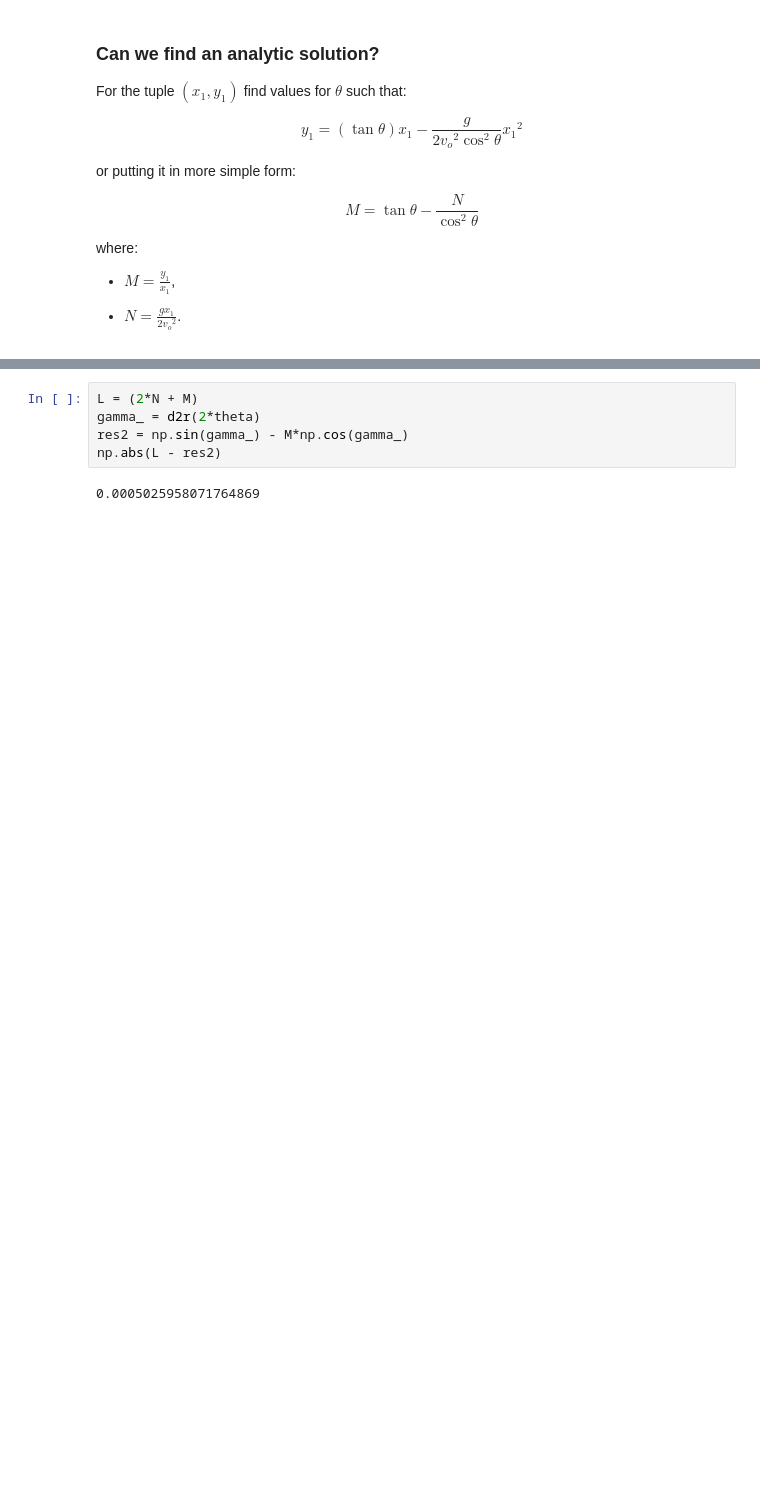
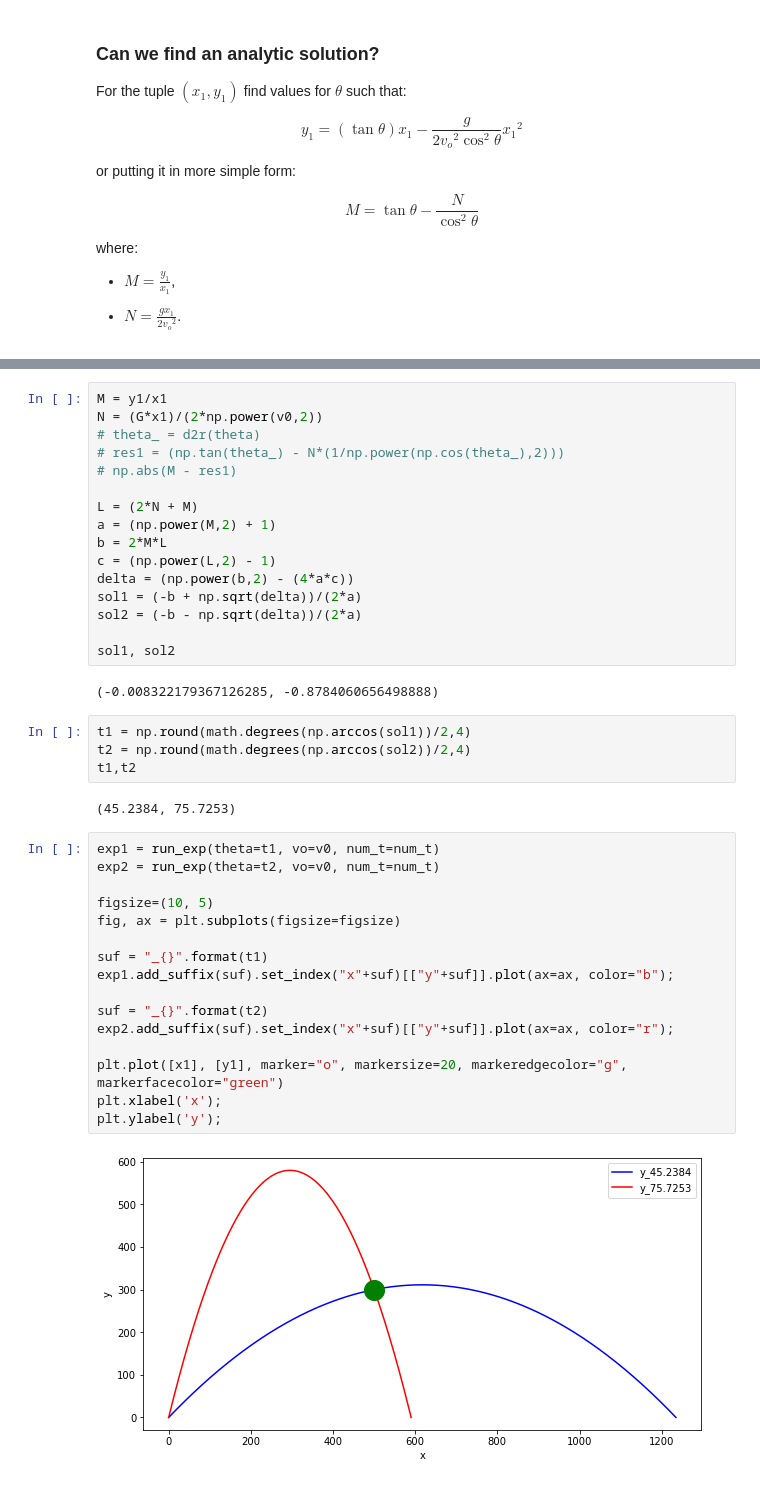
Before and after one commit to felipessalvatore/it, a Jupyter notebook: notebooks/4_ballistic_trajectories.ipynb, the cells around one changed output, grey strips where cells are left out. Saved outputs shown, nothing was run; the diff lists cells and outputs as text; blank space fills up the shorter version.

```diff
--- a/notebooks/4_ballistic_trajectories.ipynb
+++ b/notebooks/4_ballistic_trajectories.ipynb
@@ -361,7 +380,42 @@ where:
 # %%
+M = y1/x1
+N = (G*x1)/(2*np.power(v0,2))
+# theta_ = d2r(theta)
+# res1 = (np.tan(theta_) - N*(1/np.power(np.cos(theta_),2)))
+# np.abs(M - res1)
+
 L = (2*N + M)
-gamma_ = d2r(2*theta)
-res2 = np.sin(gamma_) - M*np.cos(gamma_)
-np.abs(L - res2)
+a = (np.power(M,2) + 1)
+b = 2*M*L
+c = (np.power(L,2) - 1)
+delta = (np.power(b,2) - (4*a*c))
+sol1 = (-b + np.sqrt(delta))/(2*a)
+sol2 = (-b - np.sqrt(delta))/(2*a)
+
+sol1, sol2
 # %% [output]
-0.0005025958071764869
+(-0.008322179367126285, -0.8784060656498888)
+# %%
+t1 = np.round(math.degrees(np.arccos(sol1))/2,4)
+t2 = np.round(math.degrees(np.arccos(sol2))/2,4)
+t1,t2
+# %% [output]
+(45.2384, 75.7253)
+# %%
+exp1 = run_exp(theta=t1, vo=v0, num_t=num_t)
+exp2 = run_exp(theta=t2, vo=v0, num_t=num_t)
+
+figsize=(10, 5)
+fig, ax = plt.subplots(figsize=figsize)
+
+suf = "_{}".format(t1)
+exp1.add_suffix(suf).set_index("x"+suf)[["y"+suf]].plot(ax=ax, color="b");
+
+suf = "_{}".format(t2)
+exp2.add_suffix(suf).set_index("x"+suf)[["y"+suf]].plot(ax=ax, color="r");
+
+plt.plot([x1], [y1], marker="o", markersize=20, markeredgecolor="g", markerfacecolor="green")
+plt.xlabel('x');
+plt.ylabel('y');
+# %% [output]
+[figure, added]
```
Also changed, not shown: parts of 3 cells of this notebook.
